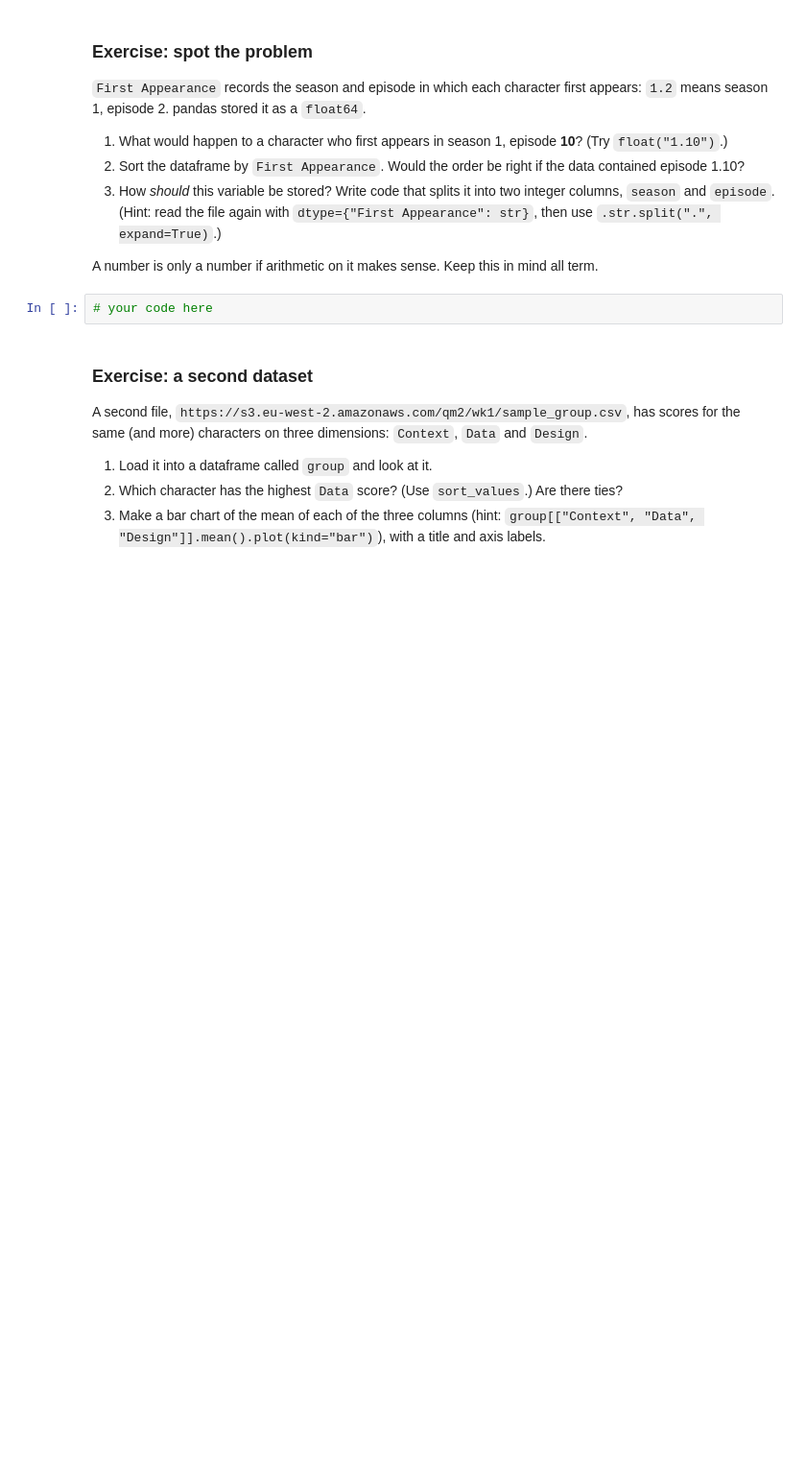
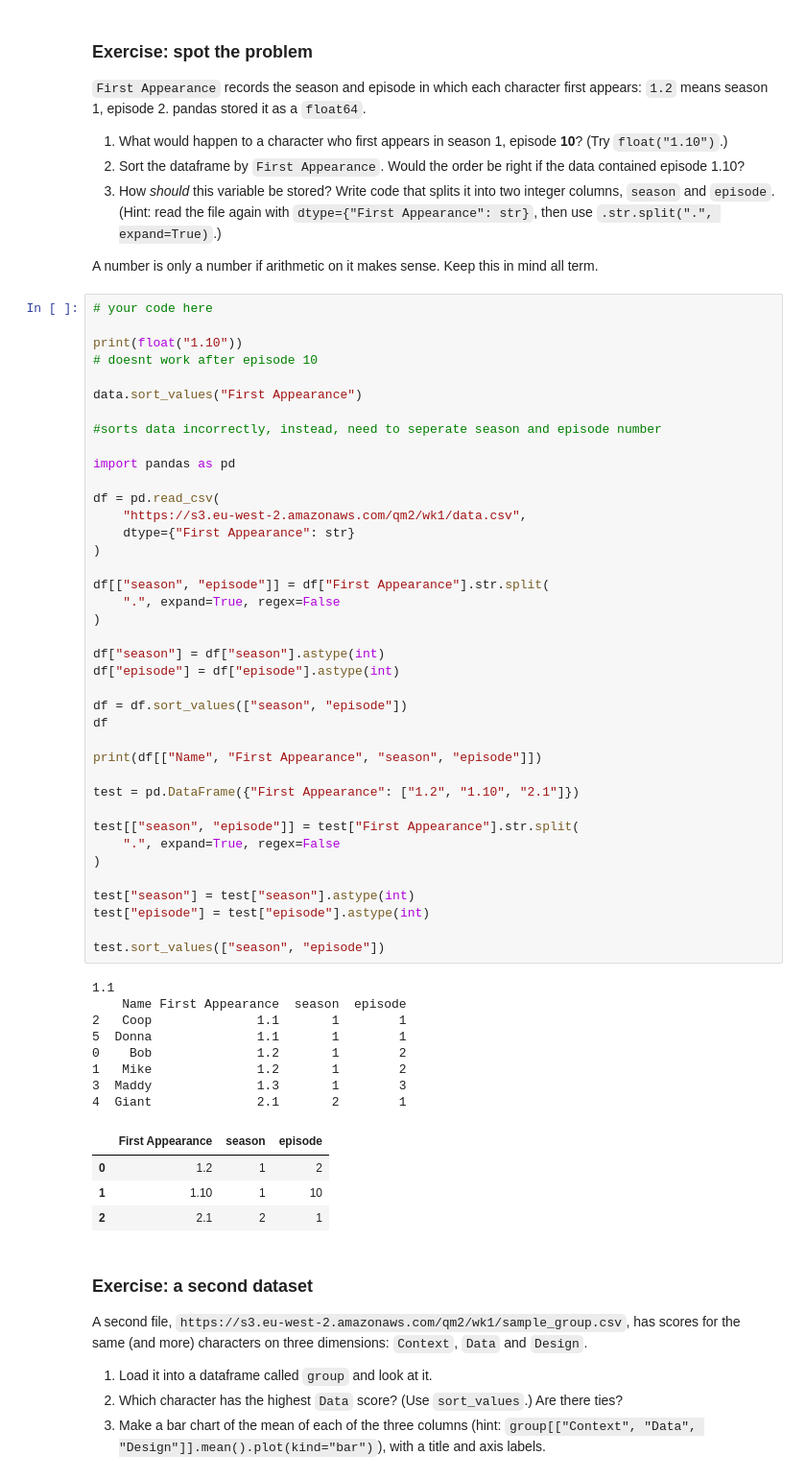
Before and after one commit to sienaflinders-cmyk/QM_yum, a Jupyter notebook: notebooks/W01. Python Recap.ipynb, the cells around one changed output. Shown at 96% size. Saved outputs shown, nothing was run; the diff lists cells and outputs as text; blank space fills up the shorter version.

```diff
--- a/notebooks/W01. Python Recap.ipynb
+++ b/notebooks/W01. Python Recap.ipynb
@@ -254,8 +254,58 @@ plt.show()
 3. How *should* this variable be stored? Write code that splits it into two integer columns, `season` and `episode`. (Hint: read the file again with `dtype={"First Appearance": str}`, then use `.str.split(".", expand=True)`.)
 
 A number is only a number if arithmetic on it makes sense. Keep this in mind all term.
-# %%
-# your code here
+# %%
+# your code here
+
+print(float("1.10"))
+# doesnt work after episode 10
+
+data.sort_values("First Appearance")
+
+#sorts data incorrectly, instead, need to seperate season and episode number
+
+import pandas as pd
+
+df = pd.read_csv(
+    "https://s3.eu-west-2.amazonaws.com/qm2/wk1/data.csv",
+    dtype={"First Appearance": str}
+)
+
+df[["season", "episode"]] = df["First Appearance"].str.split(
+    ".", expand=True, regex=False
+)
+
+df["season"] = df["season"].astype(int)
+df["episode"] = df["episode"].astype(int)
+
+df = df.sort_values(["season", "episode"])
+df
+
+print(df[["Name", "First Appearance", "season", "episode"]])
+
+test = pd.DataFrame({"First Appearance": ["1.2", "1.10", "2.1"]})
+
+test[["season", "episode"]] = test["First Appearance"].str.split(
+    ".", expand=True, regex=False
+)
+
+test["season"] = test["season"].astype(int)
+test["episode"] = test["episode"].astype(int)
+
+test.sort_values(["season", "episode"])
+# %% [output]
+1.1
+    Name First Appearance  season  episode
+2   Coop              1.1       1        1
+5  Donna              1.1       1        1
+0    Bob              1.2       1        2
+1   Mike              1.2       1        2
+3  Maddy              1.3       1        3
+4  Giant              2.1       2        1
+|  | First Appearance | season | episode |
+| 0 | 1.2 | 1 | 2 |
+| 1 | 1.10 | 1 | 10 |
+| 2 | 2.1 | 2 | 1 |
 # %% [markdown]
 ### Exercise: a second dataset
 
```
Also changed, not shown: parts of 2 cells of this notebook.
